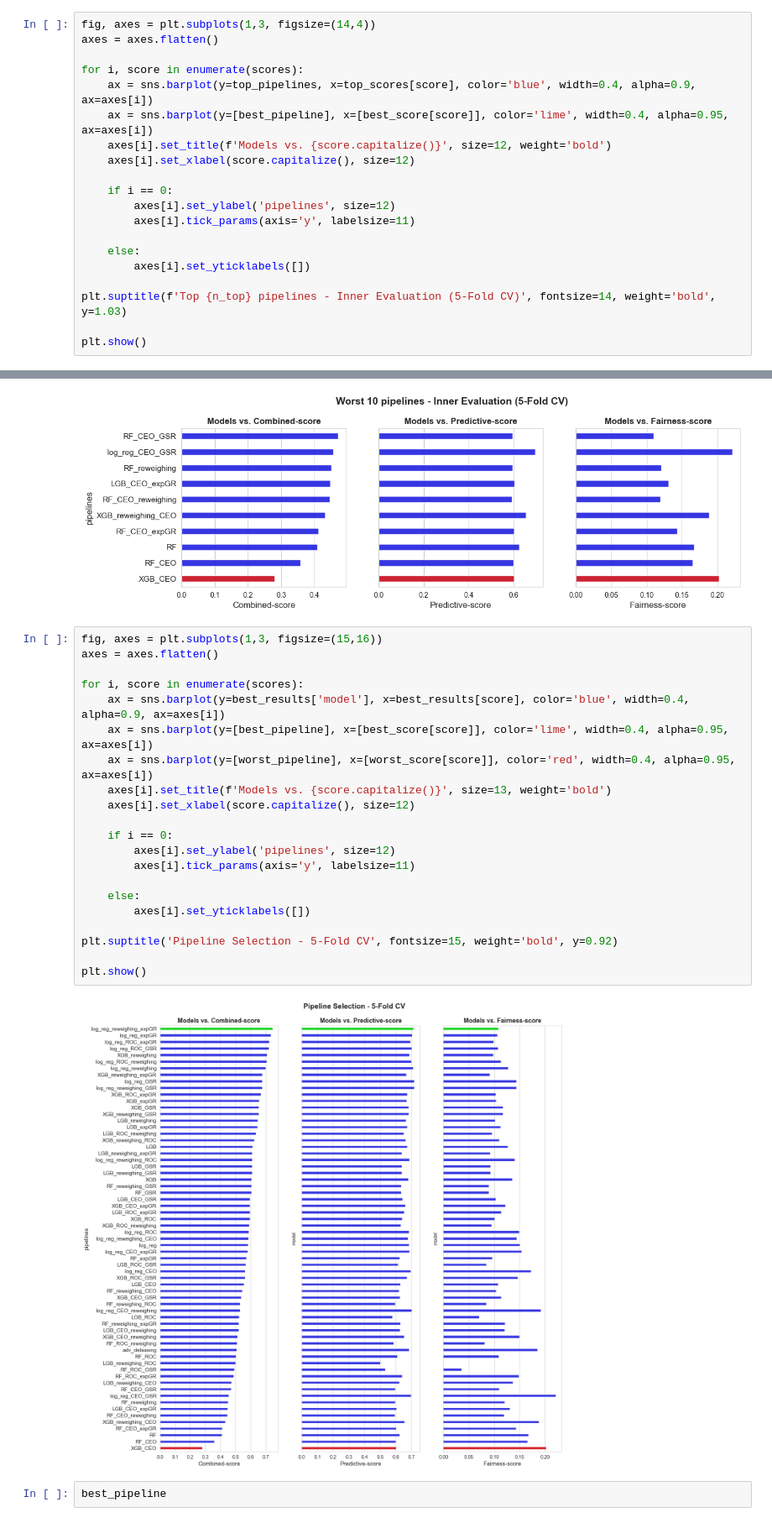
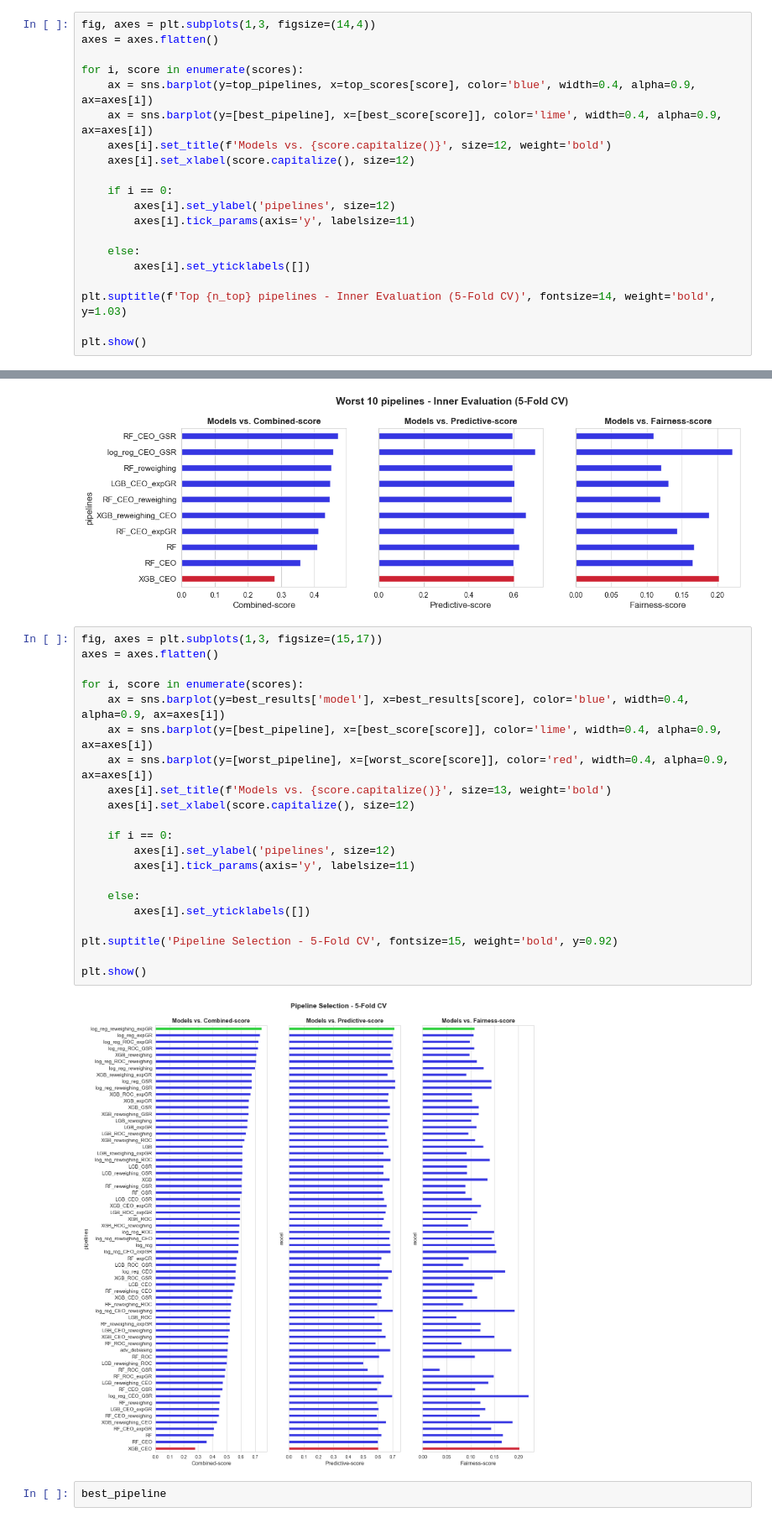
Before and after one commit to FabioScielzoOrtiz/PyFairnessAI-package, a Jupyter notebook: notebooks/Project-notebooks/fairness_workflow.ipynb, the cells around one changed output, grey strips where cells are left out. Shown at 84% size. Drawn from its saved outputs; the diff is of its cells as text.

```diff
--- a/notebooks/Project-notebooks/fairness_workflow.ipynb
+++ b/notebooks/Project-notebooks/fairness_workflow.ipynb
@@ -600,7 +600,7 @@ axes = axes.flatten()
 
 for i, score in enumerate(scores):
     ax = sns.barplot(y=top_pipelines, x=top_scores[score], color='blue', width=0.4, alpha=0.9, ax=axes[i])
-    ax = sns.barplot(y=[best_pipeline], x=[best_score[score]], color='lime', width=0.4, alpha=0.95, ax=axes[i])
+    ax = sns.barplot(y=[best_pipeline], x=[best_score[score]], color='lime', width=0.4, alpha=0.9, ax=axes[i])
     axes[i].set_title(f'Models vs. {score.capitalize()}', size=12, weight='bold')
     axes[i].set_xlabel(score.capitalize(), size=12)
 
@@ -639,28 +639,28 @@ plt.show()
 # %% [output]
 [figure]
 # %%
-fig, axes = plt.subplots(1,3, figsize=(15,16))
+fig, axes = plt.subplots(1,3, figsize=(15,17))
 axes = axes.flatten()
 
 for i, score in enumerate(scores):
     ax = sns.barplot(y=best_results['model'], x=best_results[score], color='blue', width=0.4, alpha=0.9, ax=axes[i])
-    ax = sns.barplot(y=[best_pipeline], x=[best_score[score]], color='lime', width=0.4, alpha=0.95, ax=axes[i])
-    ax = sns.barplot(y=[worst_pipeline], x=[worst_score[score]], color='red', width=0.4, alpha=0.95, ax=axes[i])
+    ax = sns.barplot(y=[best_pipeline], x=[best_score[score]], color='lime', width=0.4, alpha=0.9, ax=axes[i])
+    ax = sns.barplot(y=[worst_pipeline], x=[worst_score[score]], color='red', width=0.4, alpha=0.9, ax=axes[i])
     axes[i].set_title(f'Models vs. {score.capitalize()}', size=13, weight='bold')
     axes[i].set_xlabel(score.capitalize(), size=12)
 
     if i == 0:
         axes[i].set_ylabel('pipelines', size=12)
         axes[i].tick_params(axis='y', labelsize=11)
 
     else:
         axes[i].set_yticklabels([])
 
 plt.suptitle('Pipeline Selection - 5-Fold CV', fontsize=15, weight='bold', y=0.92)
 
 plt.show()
 # %% [output]
-[figure, old version]
+[figure, new version]
 # %%
 best_pipeline
 # %% [output]
```
Also changed, not shown: 3 other files.
